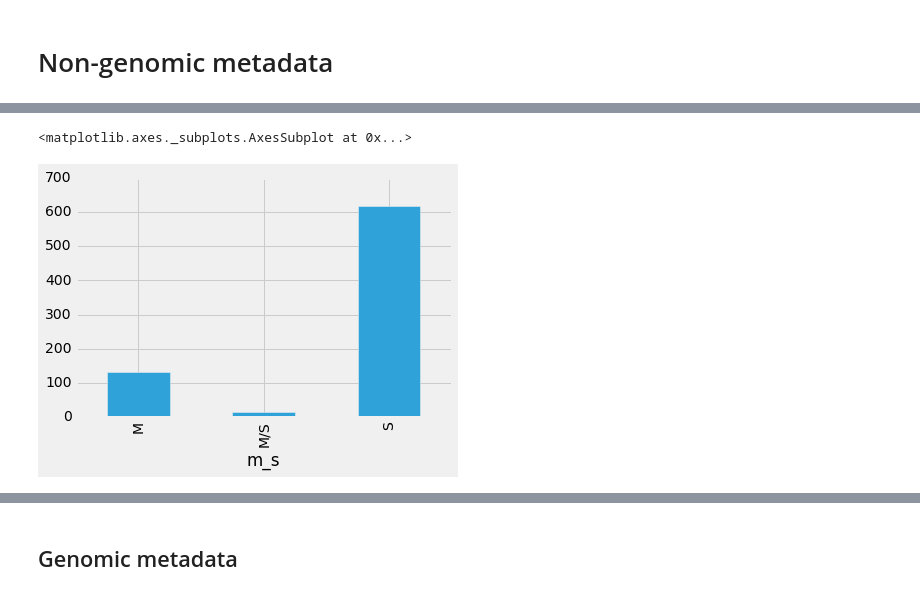
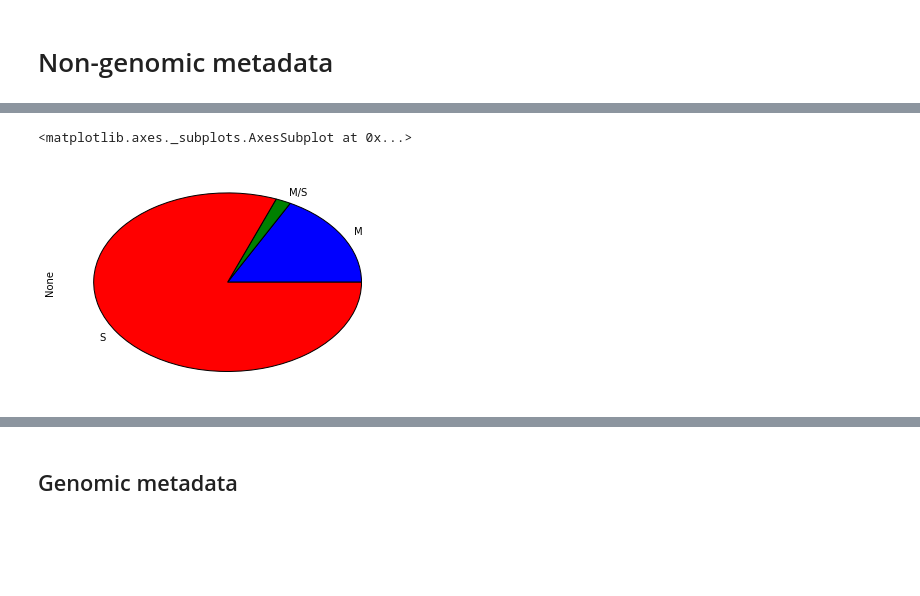
Before and after one commit to tiagoantao/data-science-teaching, a Jupyter notebook: notebooks/001_Metadata.ipynb, the cells around one changed output, grey strips where cells are left out. Saved outputs shown, nothing was run; the diff lists cells and outputs as text; code cells hidden in the pictures; blank space fills up the shorter version.

```diff
--- a/notebooks/001_Metadata.ipynb
+++ b/notebooks/001_Metadata.ipynb
@@ -29,9 +29,9 @@ country()
 # %%
-form = meta.groupby(['m_s']).size().plot.bar
+form = meta.groupby(['m_s']).size().plot.pie
 form()
 # %% [output]
 <matplotlib.axes._subplots.AxesSubplot at 0x...>
-[figure, old version]
+[figure, new version]
 # %%
 sex = meta.groupby(['sex']).size().plot.bar
 sex()
```
Also changed, not shown: parts of 14 cells of this notebook.
